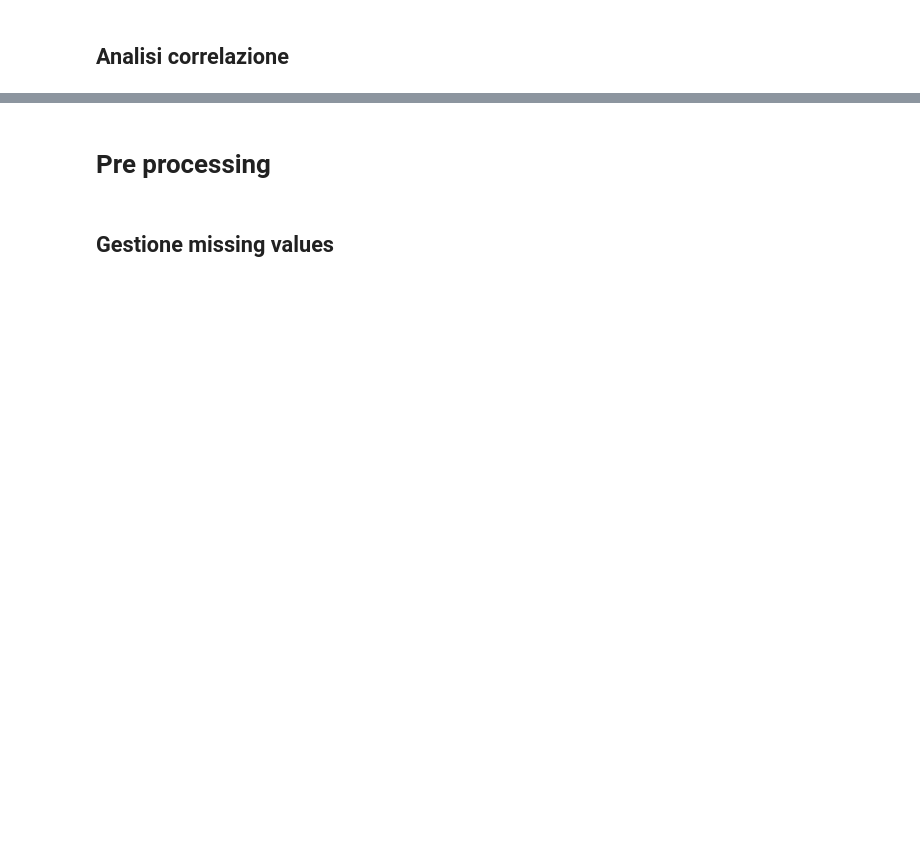
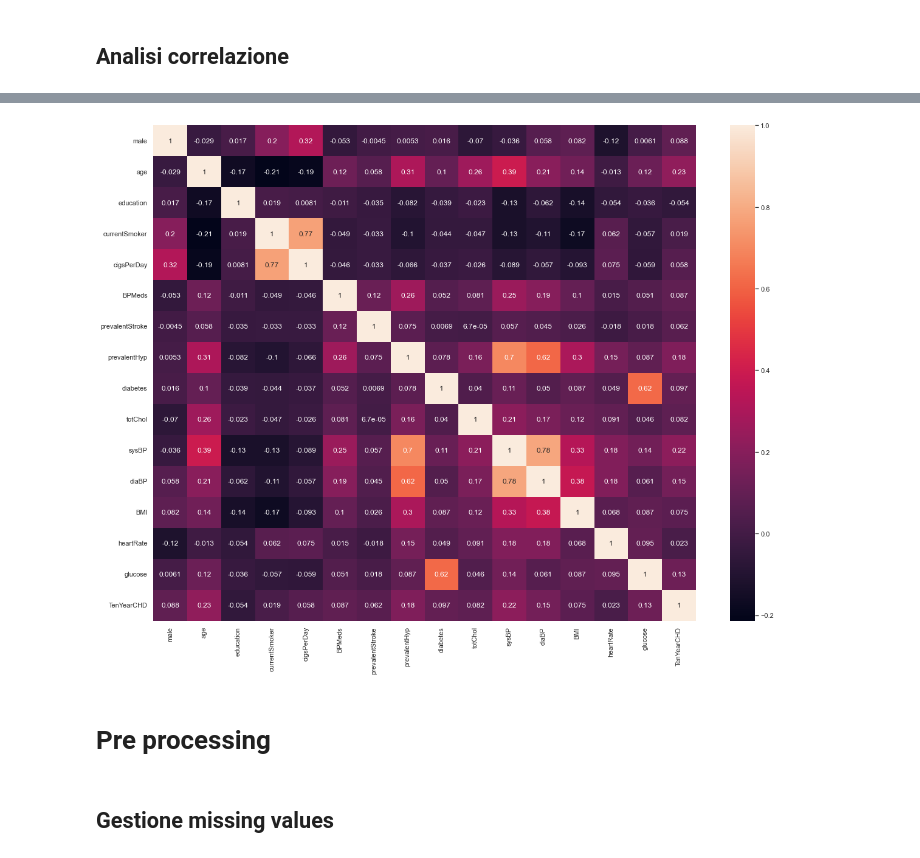
Before and after one commit to lorenzlorg/Big-Data-MAPR-project, a Jupyter notebook: Esercizio Classificazione.ipynb, the cells around one changed output, grey strips where cells are left out. Saved outputs shown, nothing was run; the diff lists cells and outputs as text; code cells hidden in the pictures; blank space fills up the shorter version.

```diff
--- a/Esercizio Classificazione.ipynb
+++ b/Esercizio Classificazione.ipynb
@@ -82,17 +207,12 @@ df.TenYearCHD.value_counts()
 # %%
-# Calcolo della correlazione
-df.corr()
+# Visualizzazione della correlazione
 
-
-# Visualizzazione della correlazione
-# sns.heatmap(df.corr())
-#
-# f, ax = plt.subplots(figsize=(20,15))
-#
-# sns.heatmap(df.corr(), annot=True);
-
+f, ax = plt.subplots(figsize=(20,15))
+sns.heatmap(df.corr(), annot=True);
 
 # the propensity of developing heart disease is a result of a conjunction of factors.
+# %% [output]
+[figure, added]
 # %% [markdown]
 # Pre processing
 # %% [markdown]
```
Also changed, not shown: parts of 41 cells of this notebook.
